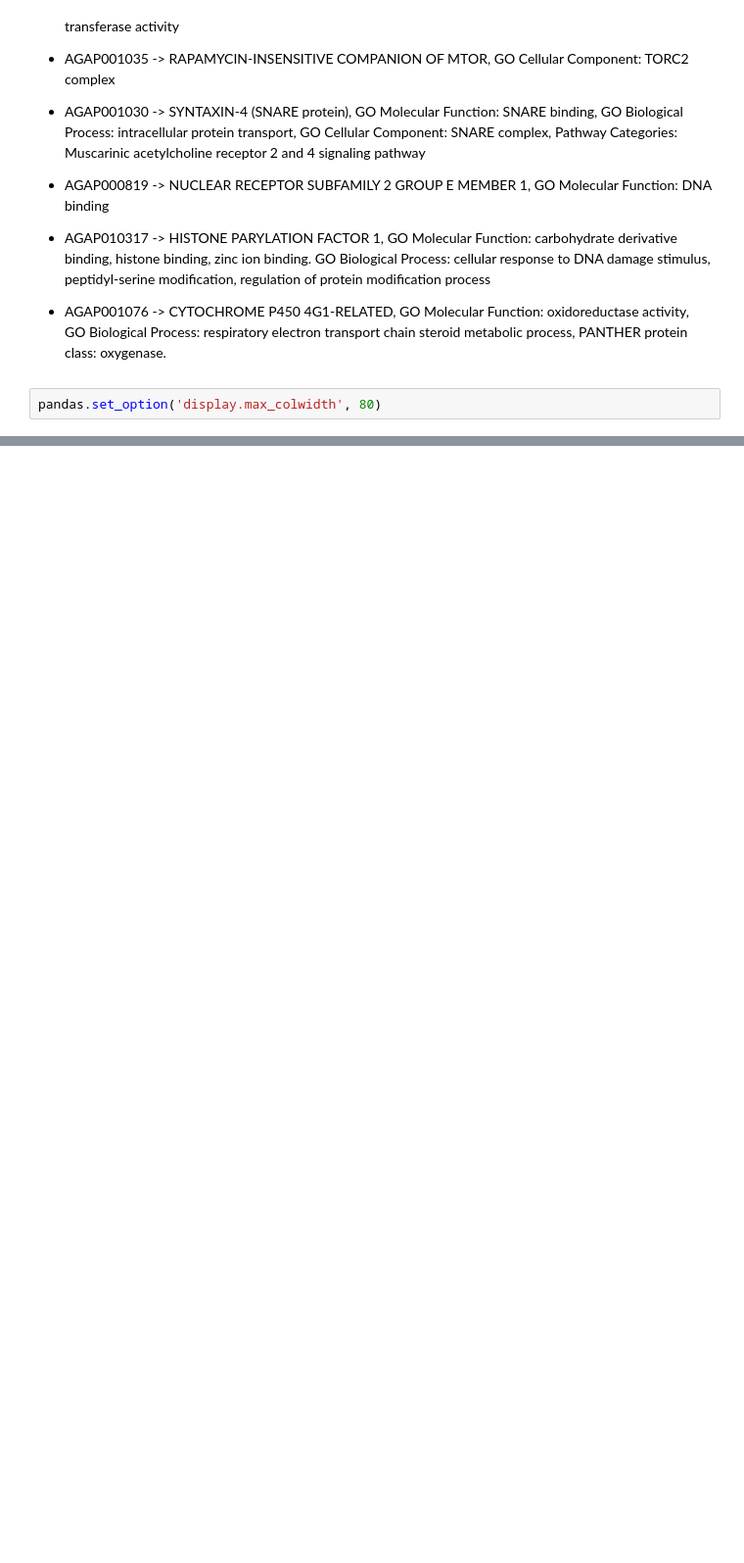
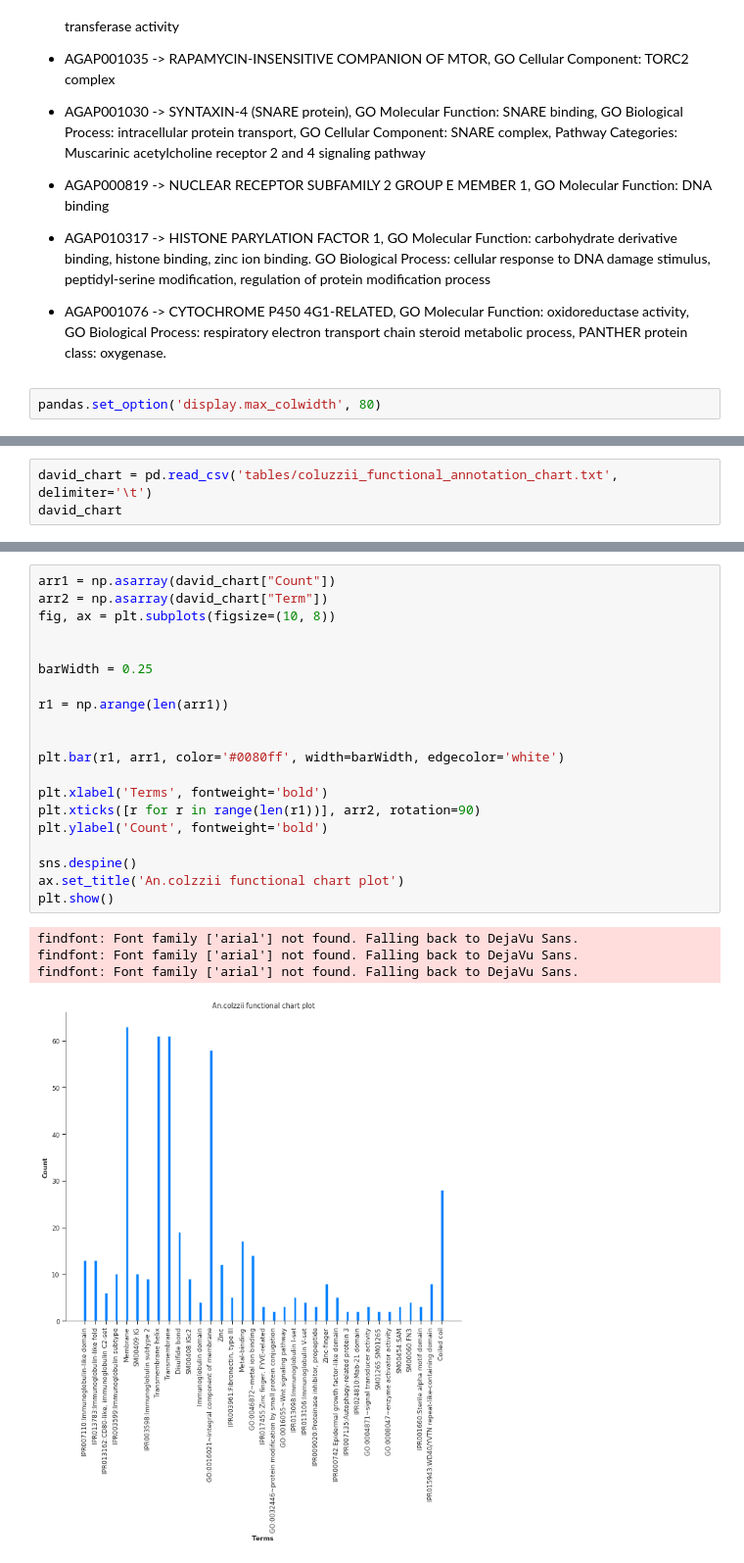
Before and after one commit to randomxsk8/notebooks, a Jupyter notebook: 10152019_Fst_hka_genes.ipynb, the cells around one changed output, grey strips where cells are left out. Shown at 98% size. Saved outputs shown, nothing was run; the diff lists cells and outputs as text; blank space fills up the shorter version.

```diff
--- a/10152019_Fst_hka_genes.ipynb
+++ b/10152019_Fst_hka_genes.ipynb
@@ -417,0 +425,3 @@ pandas.set_option('display.max_colwidth', 80)
+# %%
+david_chart = pd.read_csv('tables/coluzzii_functional_annotation_chart.txt', delimiter='\t')
+david_chart
@@ -417,0 +446,25 @@ pandas.set_option('display.max_colwidth', 80)
+# %%
+arr1 = np.asarray(david_chart["Count"])
+arr2 = np.asarray(david_chart["Term"])
+fig, ax = plt.subplots(figsize=(10, 8))
+
+
+barWidth = 0.25
+
+r1 = np.arange(len(arr1))
+
+
+plt.bar(r1, arr1, color='#0080ff', width=barWidth, edgecolor='white')
+
+plt.xlabel('Terms', fontweight='bold')
+plt.xticks([r for r in range(len(r1))], arr2, rotation=90)
+plt.ylabel('Count', fontweight='bold')
+
+sns.despine()
+ax.set_title('An.colzzii functional chart plot')
+plt.show()
+# %% [output]
+findfont: Font family ['arial'] not found. Falling back to DejaVu Sans.
+findfont: Font family ['arial'] not found. Falling back to DejaVu Sans.
+findfont: Font family ['arial'] not found. Falling back to DejaVu Sans.
+[figure, added]
```
Also changed, not shown: parts of 35 cells of this notebook, 5 other files.
